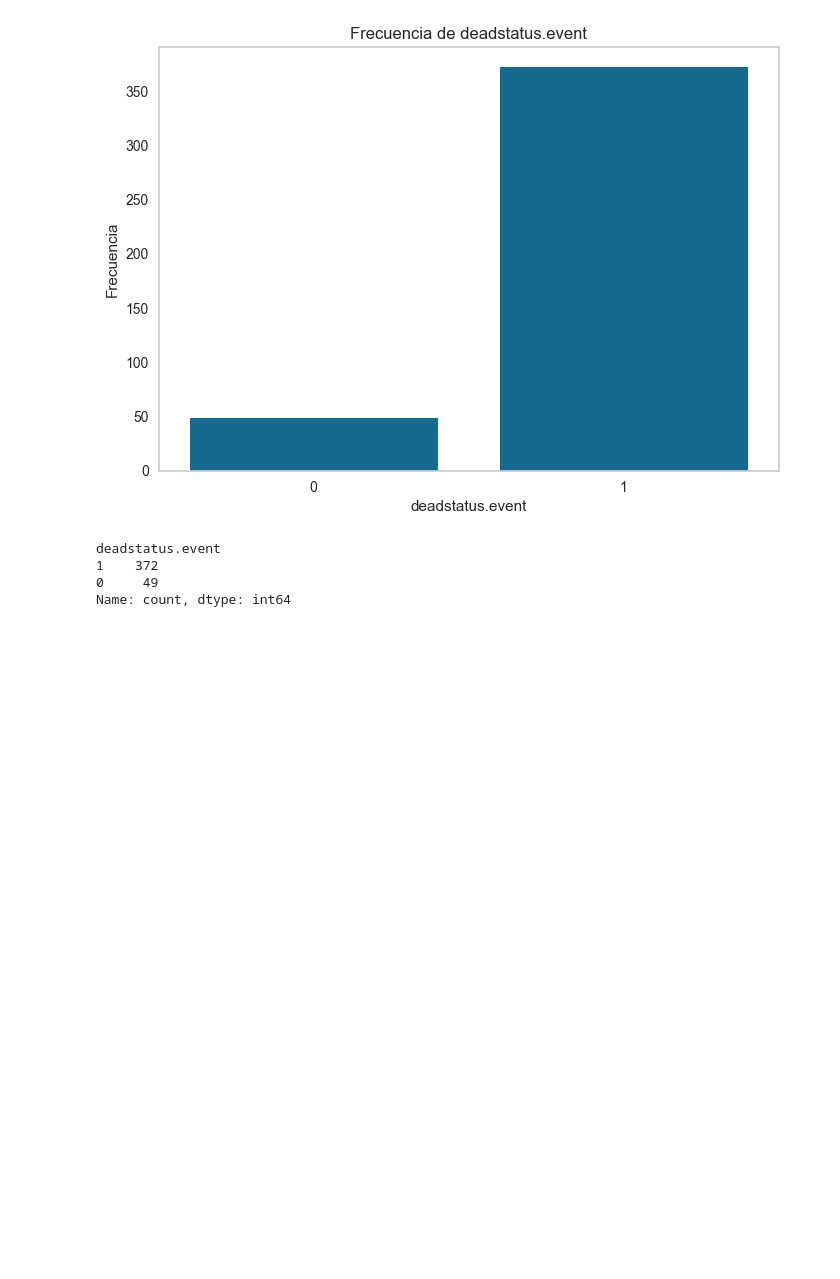
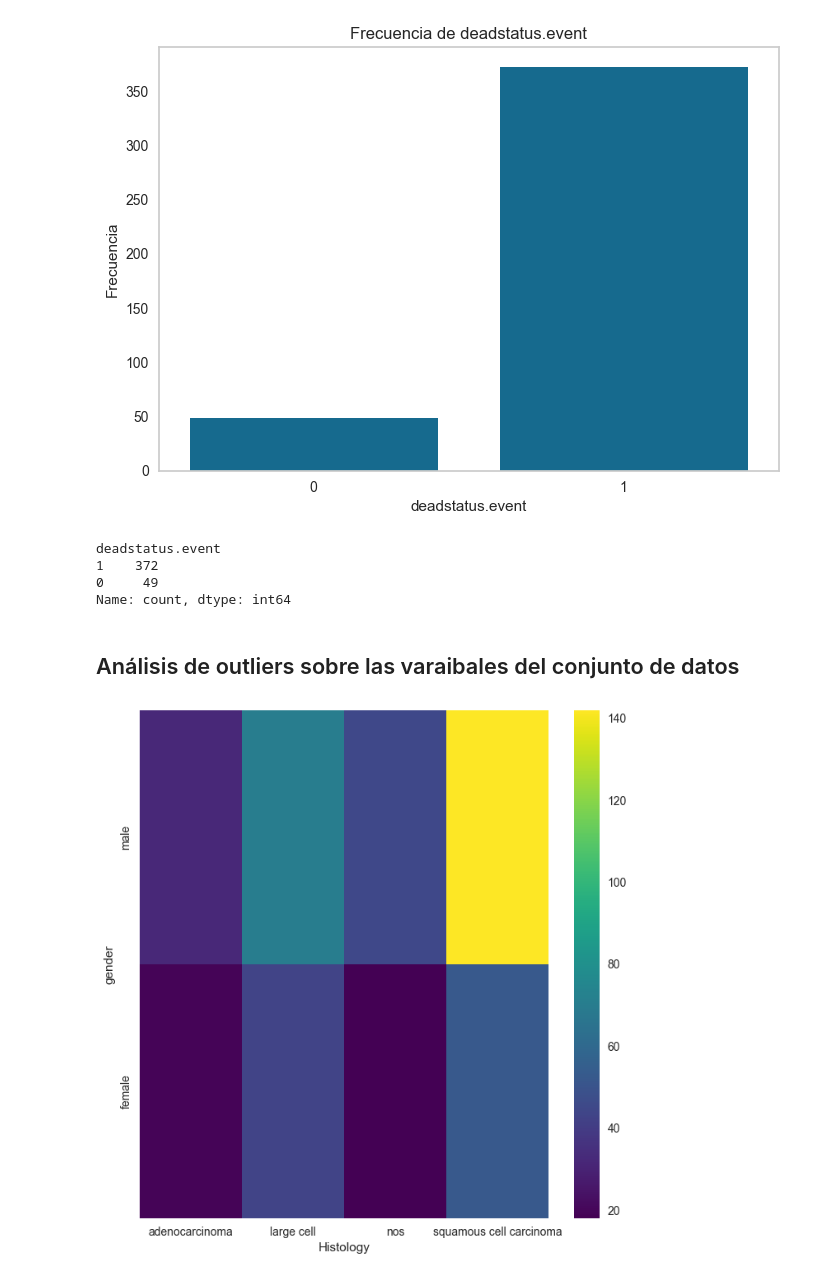
Before and after one commit to diosimar/Fractal-analysis-AI-NSCLC, a Jupyter notebook: EDA.ipynb, the cells around one changed output. Cells and saved outputs as stored; diff of their text form; code cells hidden in the pictures; blank space fills up the shorter version.

```diff
--- a/EDA.ipynb
+++ b/EDA.ipynb
@@ -439,3 +441,16 @@ deadstatus.event
 1    372
 0     49
 Name: count, dtype: int64
+# %% [markdown]
+## Análisis de outliers  sobre  las varaibales del conjunto de datos
+# %%
+plt.subplots(figsize=(8, 8))
+df_2dhist = pd.DataFrame({
+    x_label: grp['gender'].value_counts()
+    for x_label, grp in nscl.groupby('Histology')
+})
+sns.heatmap(df_2dhist, cmap='viridis')
+plt.xlabel('Histology')
+_ = plt.ylabel('gender')
+# %% [output]
+[figure, added]
```
Also changed, not shown: parts of 12 cells of this notebook, 1 other file.
